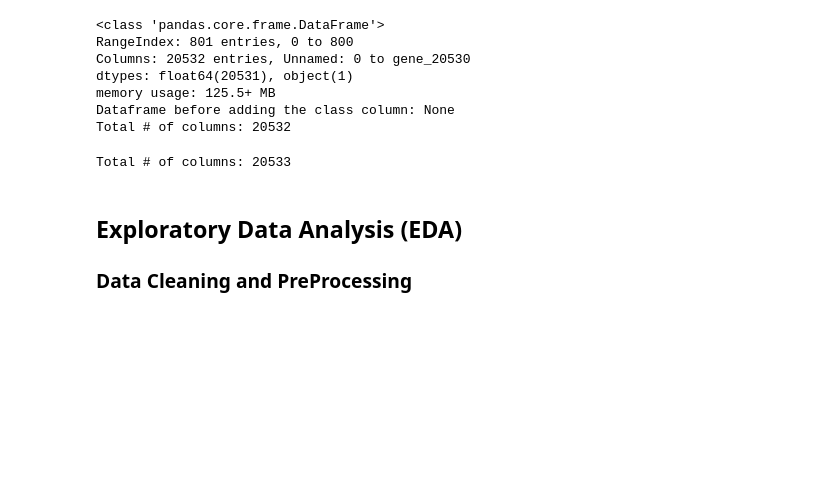
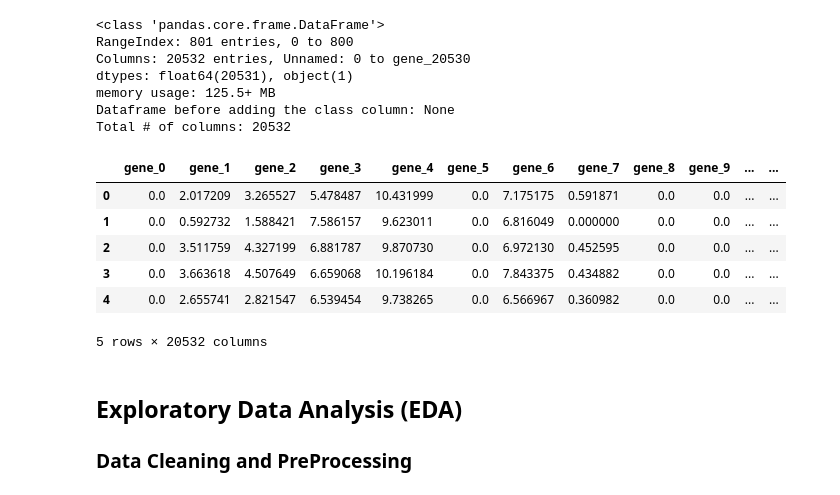
Before and after one commit to spedapalli/ml-ai-projects, a Jupyter notebook: lifesciences/gene-exp-4-tumor/gene-exp-4-tumor.ipynb, the cells around one changed output. Drawn from its saved outputs; the diff is of its cells as text; code cells hidden in the pictures; blank space fills up the shorter version.

```diff
--- a/lifesciences/gene-exp-4-tumor/gene-exp-4-tumor.ipynb
+++ b/lifesciences/gene-exp-4-tumor/gene-exp-4-tumor.ipynb
@@ -62,10 +65,24 @@ Dataframe before adding the class column: None
 Total # of columns: 20532
 # %%
 # Copy over the Class column into the main dataframe
-df['Class'] = tumor_df['Class']
-print(f"Total # of columns: {len(df.columns)}")
+df = df.rename(columns={'Unnamed: 0': 'sample'})
+tumor_df = tumor_df.rename(columns={'Unnamed: 0': 'sample'})
+df['Class'] = np.where( (df['sample'] == tumor_df['sample']), tumor_df['Class'], df['sample'])
+
+# df['Class'] = tumor_df['Class']
+# print(f"Total # of columns: {len(df.columns)}")
+
+df.drop(columns=['sample'], axis=1, inplace=True)
+
+df.head()
 # %% [output]
+|  | gene_0 | gene_1 | gene_2 | gene_3 | gene_4 | gene_5 | gene_6 | gene_7 | gene_8 | gene_9 | ... | ... |
+| 0 | 0.0 | 2.017209 | 3.265527 | 5.478487 | 10.431999 | 0.0 | 7.175175 | 0.591871 | 0.0 | 0.0 | ... | ... |
+| 1 | 0.0 | 0.592732 | 1.588421 | 7.586157 | 9.623011 | 0.0 | 6.816049 | 0.000000 | 0.0 | 0.0 | ... | ... |
+| 2 | 0.0 | 3.511759 | 4.327199 | 6.881787 | 9.870730 | 0.0 | 6.972130 | 0.452595 | 0.0 | 0.0 | ... | ... |
+| 3 | 0.0 | 3.663618 | 4.507649 | 6.659068 | 10.196184 | 0.0 | 7.843375 | 0.434882 | 0.0 | 0.0 | ... | ... |
+| 4 | 0.0 | 2.655741 | 2.821547 | 6.539454 | 9.738265 | 0.0 | 6.566967 | 0.360982 | 0.0 | 0.0 | ... | ... |
-Total # of columns: 20533
+5 rows × 20532 columns
 # %% [markdown]
 ## Exploratory Data Analysis (EDA)
 ### Data Cleaning and PreProcessing
```
Also changed, not shown: parts of 13 cells of this notebook.
